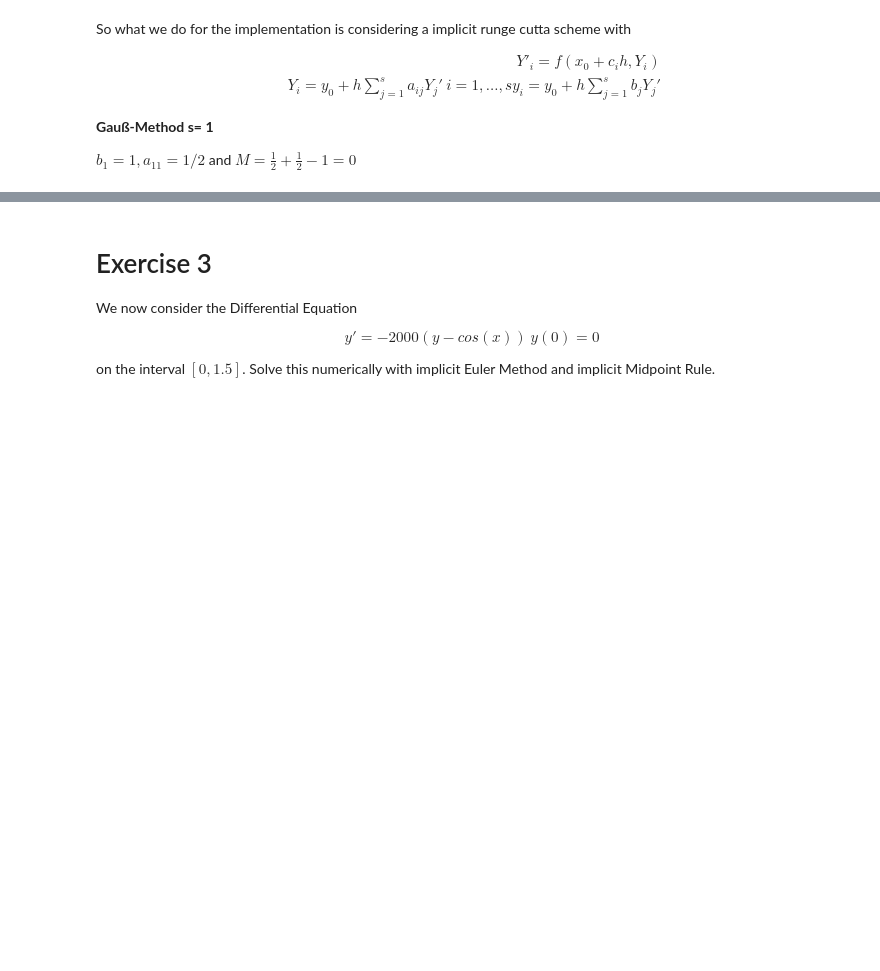
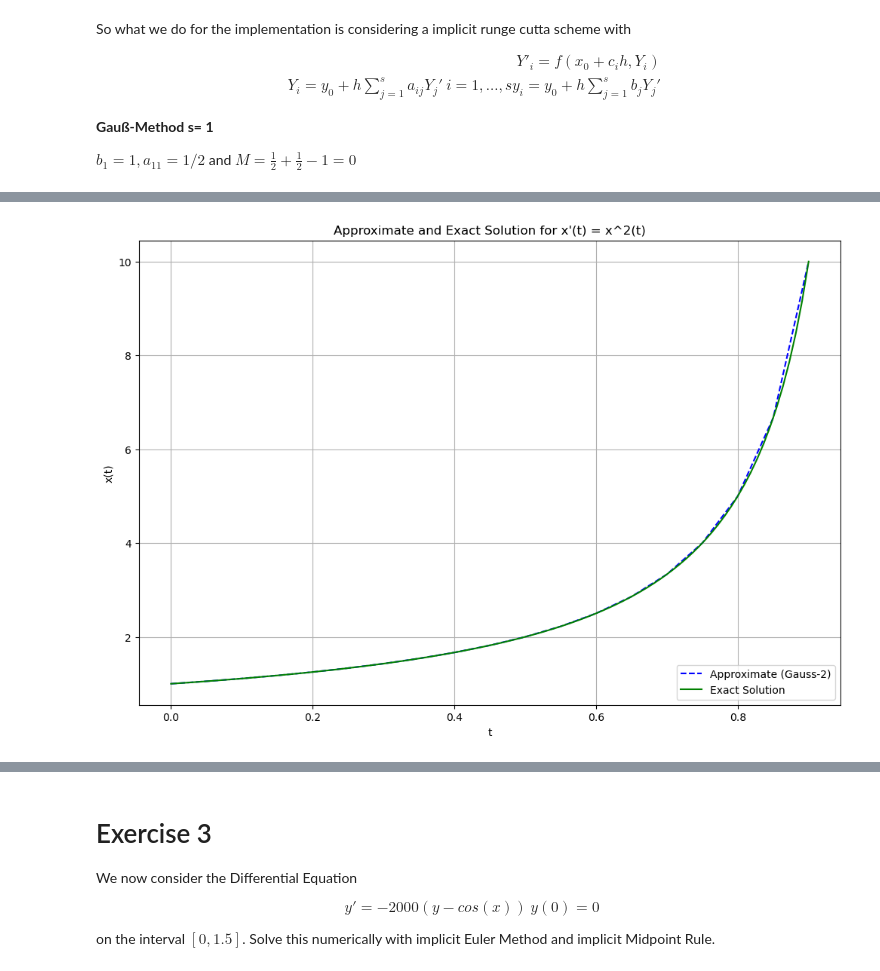
Before and after one commit to LukasMeinschad/Studium, a Jupyter notebook: Mathe/Numerik_2/Proseminar/Blatt 8/sheet_8_lukas_meinschad.ipynb, the cells around one changed output, grey strips where cells are left out. Saved outputs shown, nothing was run; the diff lists cells and outputs as text; code cells hidden in the pictures; blank space fills up the shorter version.

```diff
--- a/Mathe/Numerik_2/Proseminar/Blatt 8/sheet_8_lukas_meinschad.ipynb
+++ b/Mathe/Numerik_2/Proseminar/Blatt 8/sheet_8_lukas_meinschad.ipynb
@@ -114,0 +198,79 @@ $b_1 = 1, a_{11} = 1/2$ and $M = \frac{1}{2}+ \frac{1}{2} - 1 = 0$
+# %%
+# we now have two stage equations
+
+# Y1 = y_n + h (a_11f(t_n + c1h, Y1) + a_22f(t_n + c2h,Y2))
+# Y2 = y_n + h (a_21ff(t_n+c_1h, Y1) + a_22f(t_n + c2h, Y2))
+
+import numpy as np
+from scipy.optimize import root
+
+
+def gauss_s2(f,t0,y0,h,n_steps):
+    """
+    Solves IVP using Gauß Method (s=2)
+    """
+    t = np.zeros(n_steps+1)
+    y = np.zeros(n_steps+1)
+    t[0] = t0
+    y[0] = y0
+
+    # Define Butcher tableau
+    sqrt3 = np.sqrt(3)
+    c1 = 0.5 - sqrt3/6
+    c2 = 0.5 + sqrt3/6
+    a11 = 0.25
+    a12 = 0.25 - sqrt3/6
+    a21 = 0.25 + sqrt3/6
+    a22 = 0.25
+    b1 = 0.5
+    b2 = 0.5
+
+    for i in range(n_steps):
+        t_curr = t[i]
+        y_curr = y[i]
+
+        # Define the sytem of equations
+        def F(Y):
+            Y1,Y2 = Y
+            eq1 = Y1 - y_curr - h*(a11 * f(t_curr + c1*h, Y1) + a12* f(t_curr + c2*h, Y2))
+
+            eq2 = Y2 - y_curr - h*(a21 * f(t_curr + c1*h, Y1) + a22* f(t_curr + c2*h, Y2))
+            return [eq1, eq2]
+
+        # Make initial guess for Newton
+        Y_guess = np.array([y_curr, y_curr])
+
+        # Solve the system using Newton's method
+        sol = root(F, Y_guess,method='hybr')
+        Y1, Y2 = sol.x
+
+        # Update Step
+        y_next = y_curr + h*(b1 *f(t_curr + c1*h, Y1) + b2 * f(t_curr + c2*h, Y2))
+
+        # Store the results
+        t[i+1] = t_curr + h
+        y[i+1] = y_next
+    return t, y
+
+# Parameters
+t0 = 0
+y0 = 1
+t_end = 0.9
+h = 0.05
+n_step = int((t_end - t0) / h)
+
+# Solve using Gauss method
+t, y = gauss_s2(f, t0, y0, h, n_step)
+t_exact = np.linspace(t0, t_end, 100)
+y_exact = exact_solution(t_exact)
+plt.figure(figsize=(12, 8))
+plt.plot(t, y, 'b--', label='Approximate (Gauss-2)')
+plt.plot(t_exact, y_exact, 'g', label='Exact Solution')
+plt.title("Approximate and Exact Solution for x'(t) = x^2(t)")
+plt.xlabel('t')
+plt.ylabel('x(t)')
+plt.grid()
+plt.legend(loc='lower right')
+plt.show()
+# %% [output]
+[figure, added]
```
Also changed, not shown: parts of 17 cells of this notebook.
